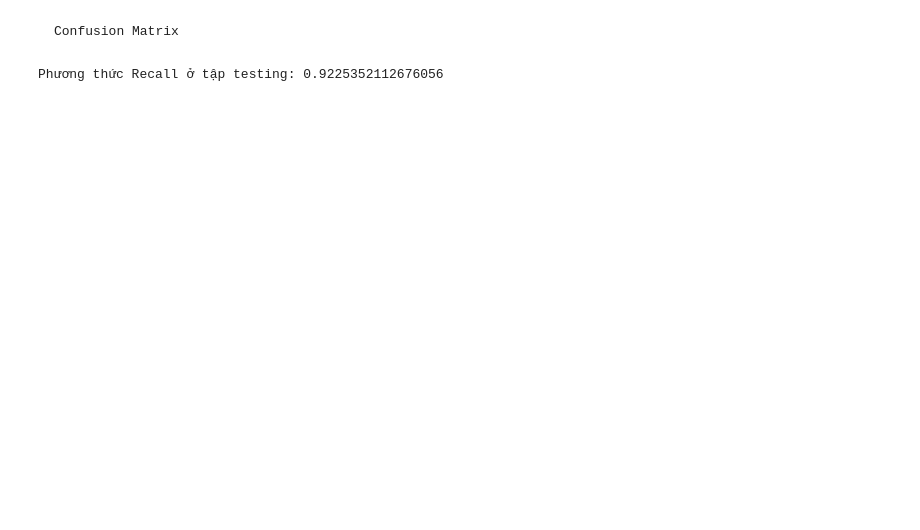
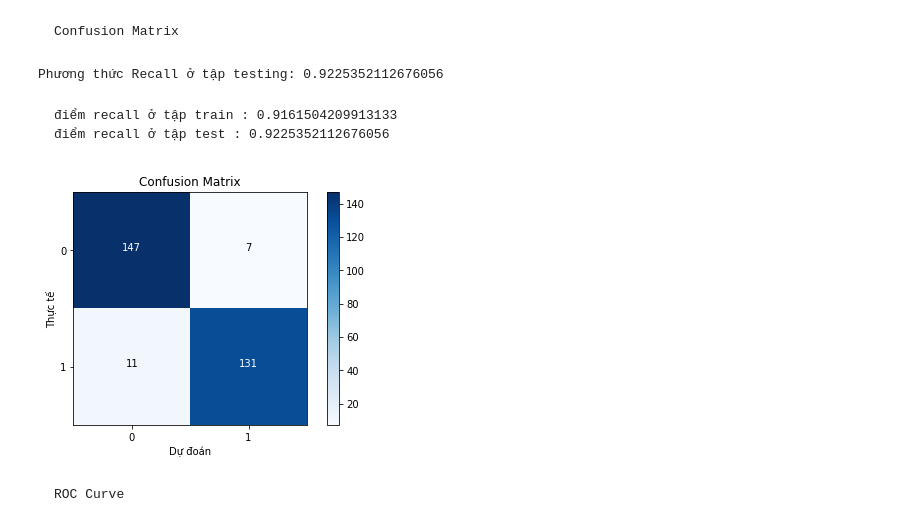
Before and after one commit to PTson2207/CreditCard-FraudModel, a Jupyter notebook: Credit_Card_Fraud_Model.ipynb, the cells around one changed output. Saved outputs shown, nothing was run; the diff lists cells and outputs as text; code cells hidden in the pictures; blank space fills up the shorter version.

Commit message:
update ROC CURVE

```diff
--- a/Credit_Card_Fraud_Model.ipynb
+++ b/Credit_Card_Fraud_Model.ipynb
@@ -186,7 +186,7 @@ def printing_Kfold_scores(x_train_data, y_train_data):
     fold = KFold(5, shuffle=False)
 
     # các thông số C khác nhau
-    c_param_range = [0.1, 1, 10, 100, 1000] # tham số tự do
+    c_param_range = [0.1, 1, 10, 100, 10000] # tham số tự do
 
     results_table = pd.DataFrame(index=range(len(c_param_range), 2), columns=['C_parameter', 'Mean recall score'])
     results_table['C_parameter'] = c_param_range
@@ -291,3 +291,18 @@ np.set_printoptions(precision=2)
 print('Phương thức Recall ở tập testing:', cnf_matrix[1,1]/(cnf_matrix[1, 1] + cnf_matrix[1, 0]))
 # %% [output]
 Phương thức Recall ở tập testing: 0.9225352112676056
+# %% [markdown]
+    điểm recall ở tập train : 0.9161504209913133
+    điểm recall ở tập test : 0.9225352112676056
+# %%
+# visualize
+class_name = [0, 1]
+plt.figure()
+plot_confusion_matrix(cnf_matrix,
+                      classes=class_name,
+                      title='Confusion Matrix')
+plt.show()
+# %% [output]
+[figure, added]
+# %% [markdown]
+    ROC Curve
```
Also changed, not shown: parts of 3 cells of this notebook.
